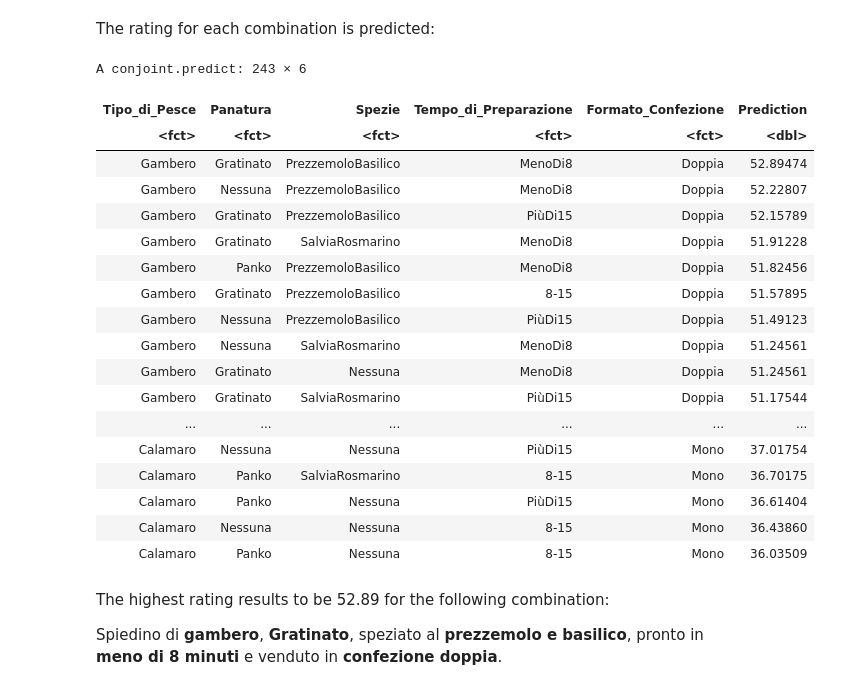
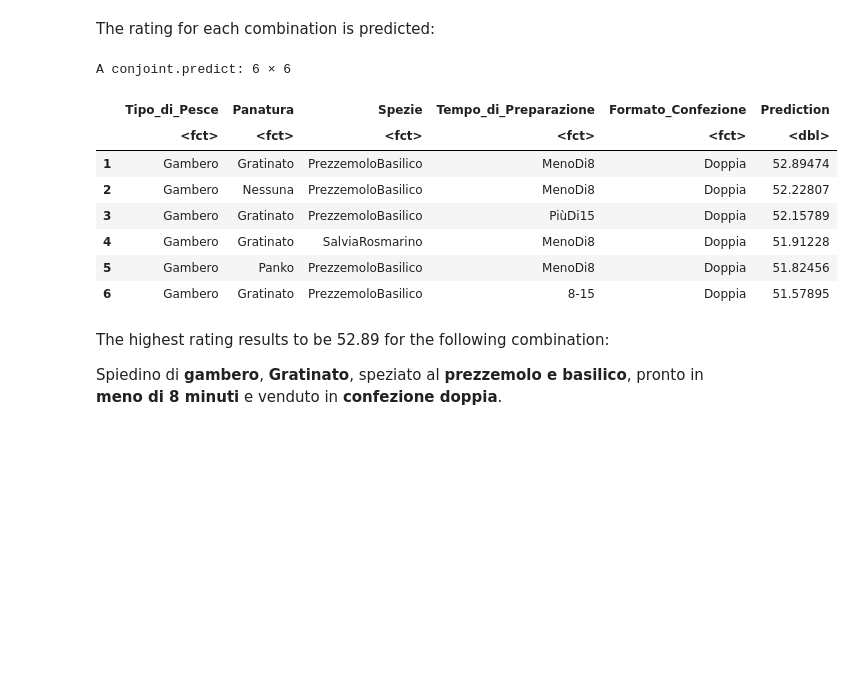
Before and after one commit to AngelicaLongo/Marketing-analytics-, a Jupyter notebook: Conjoint.ipynb, the cells around one changed output. Drawn from its saved outputs; the diff is of its cells as text; code cells hidden in the pictures; blank space fills up the shorter version.

```diff
--- a/Conjoint.ipynb
+++ b/Conjoint.ipynb
@@ -772,27 +735,17 @@ A data.frame: 243 × 5
 The rating for each combination is predicted:
 # %%
 conjoint_prediction <- predict(conjoint_total, profiles.all) %>% arrange(desc(Prediction))
-conjoint_prediction
+head(conjoint_prediction)
 # %% [output]
-A conjoint.predict: 243 × 6
+A conjoint.predict: 6 × 6
-| Tipo_di_Pesce | Panatura | Spezie | Tempo_di_Preparazione | Formato_Confezione | Prediction |
-| <fct> | <fct> | <fct> | <fct> | <fct> | <dbl> |
-| Gambero | Gratinato | PrezzemoloBasilico | MenoDi8 | Doppia | 52.89474 |
-| Gambero | Nessuna | PrezzemoloBasilico | MenoDi8 | Doppia | 52.22807 |
-| Gambero | Gratinato | PrezzemoloBasilico | PiùDi15 | Doppia | 52.15789 |
-| Gambero | Gratinato | SalviaRosmarino | MenoDi8 | Doppia | 51.91228 |
-| Gambero | Panko | PrezzemoloBasilico | MenoDi8 | Doppia | 51.82456 |
-| Gambero | Gratinato | PrezzemoloBasilico | 8-15 | Doppia | 51.57895 |
-| Gambero | Nessuna | PrezzemoloBasilico | PiùDi15 | Doppia | 51.49123 |
-| Gambero | Nessuna | SalviaRosmarino | MenoDi8 | Doppia | 51.24561 |
-| Gambero | Gratinato | Nessuna | MenoDi8 | Doppia | 51.24561 |
-| Gambero | Gratinato | SalviaRosmarino | PiùDi15 | Doppia | 51.17544 |
-| ... | ... | ... | ... | ... | ... |
-| Calamaro | Nessuna | Nessuna | PiùDi15 | Mono | 37.01754 |
-| Calamaro | Panko | SalviaRosmarino | 8-15 | Mono | 36.70175 |
-| Calamaro | Panko | Nessuna | PiùDi15 | Mono | 36.61404 |
-| Calamaro | Nessuna | Nessuna | 8-15 | Mono | 36.43860 |
-| Calamaro | Panko | Nessuna | 8-15 | Mono | 36.03509 |
+|  | Tipo_di_Pesce | Panatura | Spezie | Tempo_di_Preparazione | Formato_Confezione | Prediction |
+|  | <fct> | <fct> | <fct> | <fct> | <fct> | <dbl> |
+| 1 | Gambero | Gratinato | PrezzemoloBasilico | MenoDi8 | Doppia | 52.89474 |
+| 2 | Gambero | Nessuna | PrezzemoloBasilico | MenoDi8 | Doppia | 52.22807 |
+| 3 | Gambero | Gratinato | PrezzemoloBasilico | PiùDi15 | Doppia | 52.15789 |
+| 4 | Gambero | Gratinato | SalviaRosmarino | MenoDi8 | Doppia | 51.91228 |
+| 5 | Gambero | Panko | PrezzemoloBasilico | MenoDi8 | Doppia | 51.82456 |
+| 6 | Gambero | Gratinato | PrezzemoloBasilico | 8-15 | Doppia | 51.57895 |
 # %% [markdown]
 The highest rating results to be 52.89 for the following combination:
 
```
Also changed, not shown: parts of 14 cells of this notebook.
